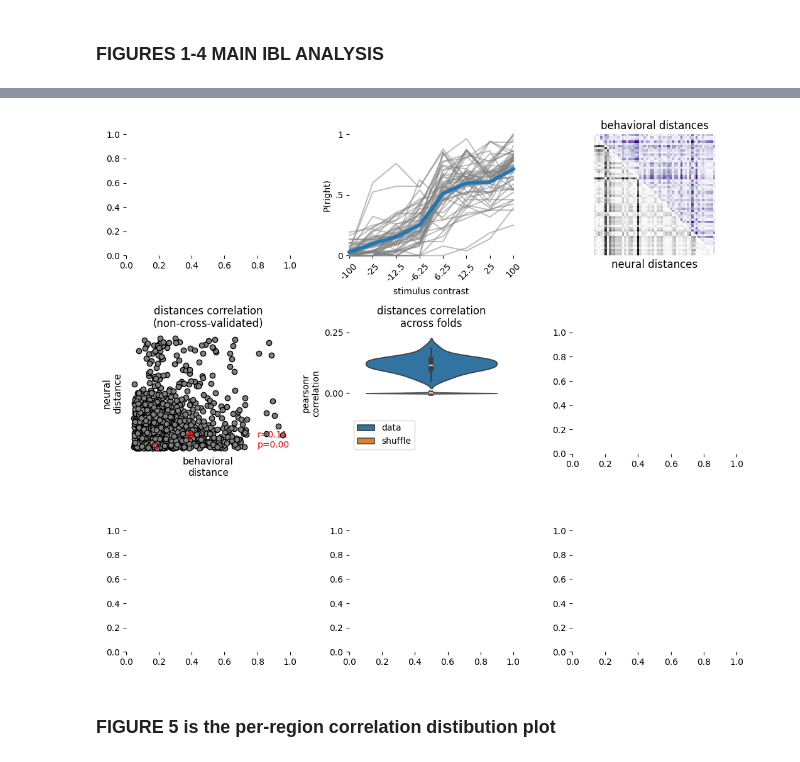
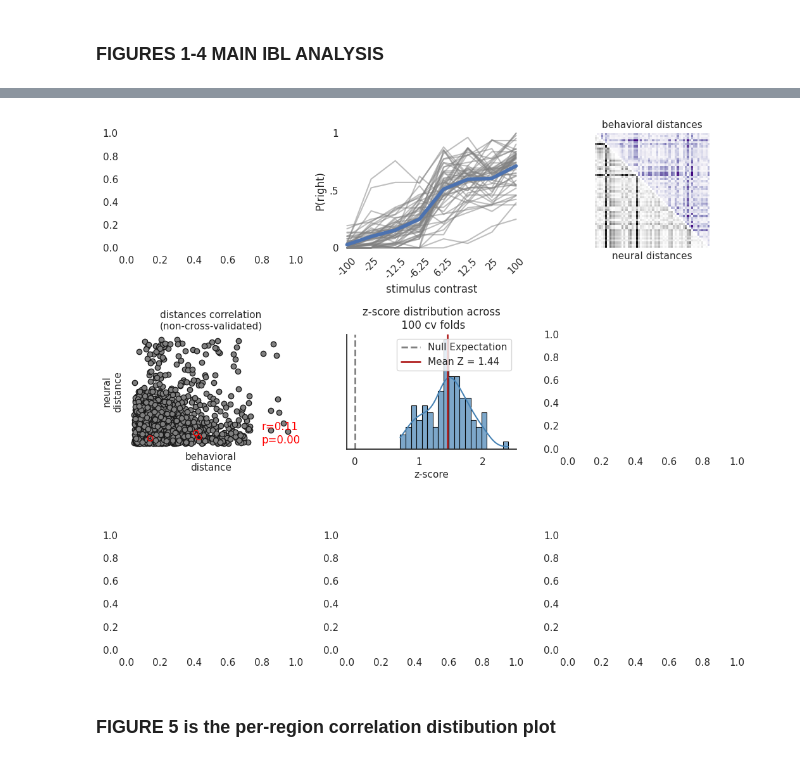
Before and after one commit to brunaafl/ShapeMetrics, a Jupyter notebook: combined_figure.ipynb, the cells around one changed output, grey strips where cells are left out. Drawn from its saved outputs; the diff is of its cells as text; code cells hidden in the pictures.

```diff
--- a/combined_figure.ipynb
+++ b/combined_figure.ipynb
@@ -46,7 +43,7 @@ from pathlib import Path
 import pickle
 
 # Load the data
-DATA_DIR = Path.cwd() / "ibl_analyses" / "notebooks" / "prep_data"
+DATA_DIR = Path.cwd() / "ibl_analyses" / "notebooks"  #/ "prep_data"
 with open(DATA_DIR / "raw_behavior_all.pkl", "rb") as f:
     n_trials, cs_trials = pickle.load(f)
 with open(DATA_DIR / "100_folds_1_time_point_all.pkl", "rb") as f:
@@ -60,6 +57,18 @@ def convert_to_rw_choices(cs_trials):
         both = np.column_stack([left.astype(int), right.astype(int)])
         choices.append(np.mean(both,0))
     return np.array(choices)
+
+def distances_mantel(dist1, dist2, n_perm=500):
+    corrs_shuffle = []
+    S = dist1.shape[0]
+    flat_dist1 = dist1[np.triu_indices(S,1)]
+    for _ in range(n_perm):
+        perm = np.random.permutation(S)
+        shuffled_dist2 = dist2[perm, :][:, perm]
+        flat_dist2_s = shuffled_dist2[np.triu_indices(S,1)]
+        r_s,_ = sts.pearsonr(flat_dist2_s, flat_dist1)
+        corrs_shuffle.append(r_s)
+    return corrs_shuffle
 # %%
 from utils import get_dists, get_kneigh_decreasing
 # Relaxing also the number of folds and shuffles
@@ -149,14 +189,14 @@ flat_dist_cc = dist_cc_nocv[jnp.triu_indices(S,1)]
 r_dist,p_dist = sts.pearsonr(flat_dist_cc,flat_dist_neural)
 # %%
 # FIGURE 1-4
-fig, axes = plt.subplots(nrows=3, ncols=3, figsize=(7*1.5,6*1.5))
+fig, axes = plt.subplots(nrows=3, ncols=3, figsize=(7*1.5,7*1.5), constrained_layout=True)
 
 # Adding to the figure
 examples_idx= [10,12,19]
 
 axes = axes.flatten()
 
-### First, the PSYCHOMETRIC CURVES
+### First - PSYCHOMETRIC CURVES
 contrast = [-100.  ,  -25.  ,  -12.5 ,   -6.25,    0.  ,    6.25,   12.5 ,
          25.  ,  100.  ]
 
@@ -175,7 +215,7 @@ axes[1].set_xlim(0,7)
 
 colors = np.array(sns.color_palette(None, S))
 
-### Second DISTANCE MATRICES
+### Second - DISTANCE MATRICES
 dist_neural = np.asarray(dist_neural, dtype=float)
 dist_cc = np.asarray(dist_cc, dtype=float)
 dist_neural_ = dist_neural.copy()
@@ -185,9 +225,9 @@ dist_cc_[np.tril_indices(dist_neural.shape[0], 0)] = np.nan
 
 axes[2].imshow(dist_neural_,cmap="Grays")
 
-axes[2].set_xlabel("neural distances", fontsize=12)
+axes[2].set_xlabel("neural distances", fontsize=11)
 
-axes[2].set_title('behavioral distances', fontsize=12)
+axes[2].set_title('behavioral distances', fontsize=11)
 axes[2].imshow(dist_cc_,cmap="Purples")
 axes[2].set_xticks([])
 axes[2].set_yticks([])
@@ -201,44 +241,81 @@ for ti,tick in enumerate(axes[2].get_xticklabels()):
     #axes[1].get_yticklabels()[ti].set_fontsize(8)
 
 
-### Third SCATTER PLOT OF DISTANCES
+### Third - SCATTER PLOT OF DISTANCES
 # take upper triangle for the non-cross-validated data
 flat_dist_neural = dist_neural_nocv[jnp.triu_indices(S,1)]
 flat_dist_cc = dist_cc_nocv[jnp.triu_indices(S,1)]
 
 axes[3].scatter( flat_dist_cc,flat_dist_neural,color="k",facecolors='gray')
 axes[3].text(1.5,0.1,"r={:.2f}\np={:.2f}".format(r_dist,p_dist),color="red")
 axes[3].set_xlabel("behavioral\ndistance", fontsize=11)
 axes[3].set_ylabel("neural\ndistance", fontsize=11)
 axes[3].set_xticks([])
 axes[3].set_yticks([])
-axes[3].set_title("distances correlation\n(non-cross-validated)", fontsize=12)
+axes[3].set_title("distances correlation\n(non-cross-validated)", fontsize=11)
 axes[3].scatter(dist_cc[examples_idx,:][:,examples_idx][np.triu_indices(len(examples_idx),1)].flatten(),
                 dist_neural[examples_idx,:][:,examples_idx][np.triu_indices(len(examples_idx),1)].flatten(),facecolors='none', edgecolors='red',zorder=10)
+axes[3]
 
+### Fourth - DISTRIBUTION OF Z SCORES
 
+r = np.array(all_c_corrs[:, 0])
+null_means = np.array([np.mean(c) for c in all_c_corrs[:, 1]])
+null_stds = np.array([np.std(c) for c in all_c_corrs[:, 1]])
+
+# Calculate Z-scores
+z = (r - null_means) / null_stds
+
+sns.histplot(
+    z,
+    bins=20,
+    kde=True,
+    color="steelblue",
+    edgecolor="black",
+    alpha=0.7,
+    ax=axes[4]
+)
+
+#sns.kdeplot(null_means, color='orange', linewidth=2, alpha=0.7, ax=ax)
+
+axes[4].axvline(0, color='gray', linestyle='--', linewidth=2, label='Null Expectation')
+axes[4].axvline(np.mean(z), color='firebrick', linestyle='-', linewidth=2, label=f'Mean Z = {np.mean(z):.2f}')
+
+axes[4].set_yticks([])
+axes[4].set_yticklabels([])
+axes[4].set_ylabel('')
+axes[4].set_xlabel('z-score', fontsize=11)
+axes[4].set_title('z-score distribution across\n 100 cv folds', fontsize=12)
+axes[4].legend(frameon=True, facecolor='white')
+
+'''
 ### Fourth - DISTRIBUTION OF CORRELATIONS ACROSS FOLDS
+
 axes[4].set_title("distances correlation\nacross folds")
 data_corrs = np.array(all_c_corrs, dtype=object)[:,0]
 low, high = np.percentile(data_corrs,[2.5,97.5])
 
-shuffle_corrs = np.array(all_c_corrs, dtype=object)[:,1].mean()
-
+#shuffle_corrs = np.array(all_c_corrs, dtype=object)[:,1].mean()
+shuffle_corrs = np.concatenate([np.asarray(c) for c in all_c_corrs[:, 1]])
+shuffle_corrs = np.array([np.asarray(c).mean() for c in all_c_corrs[:, 1]])
 sns.violinplot(data_corrs,label="data",ax=axes[4])
-sns.violinplot(shuffle_corrs,label="shuffle",ax=axes[4],clip_on=False)
+sns.violinplot(shuffle_corrs,label="shuffle",ax=axes[4],clip_on=False, alpha=0.5)
 axes[4].legend()
 axes[4].set_ylabel("pearsonr\ncorrelation")
 #axes[4].text(0.1,0.02,"low={:.2f}\n high={:.3f}".format(low,high),color='r')
 axes[4].set_yticks([0,0.25])
 axes[4].set_ylim(-0.25,0.25)
 axes[4].set_xticks([])
+'''
 
 plt.tight_layout()
 sns.despine(left=True, bottom=True)
+sns.despine(bottom=False, left=False, ax=axes[4])
+
 plt.savefig('IBL_distances.svg',dpi=300)
 plt.show()
 # %% [output]
-[figure, old version]
+[figure, new version]
 # %% [markdown]
 ### FIGURE 5 is the per-region correlation distibution plot
 # %%
```
Also changed, not shown: parts of 15 cells of this notebook.
